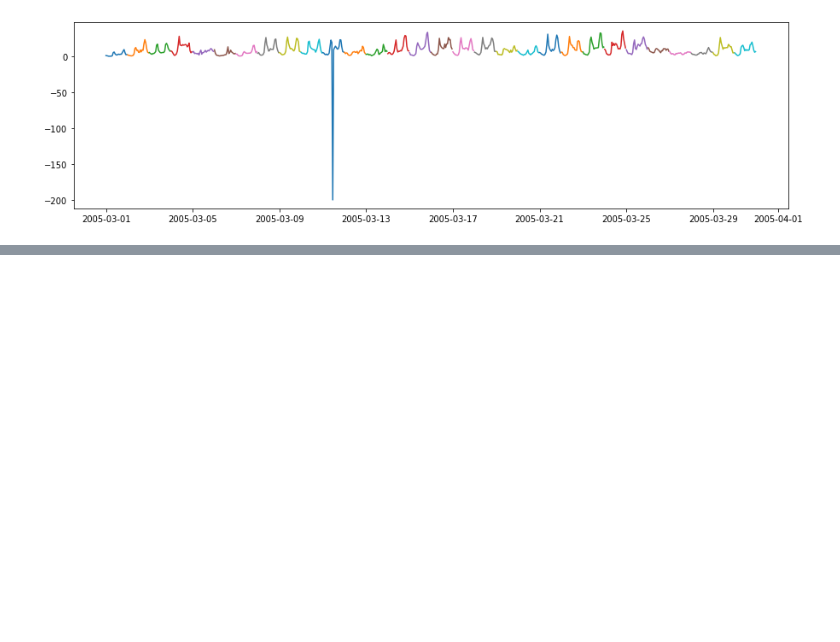
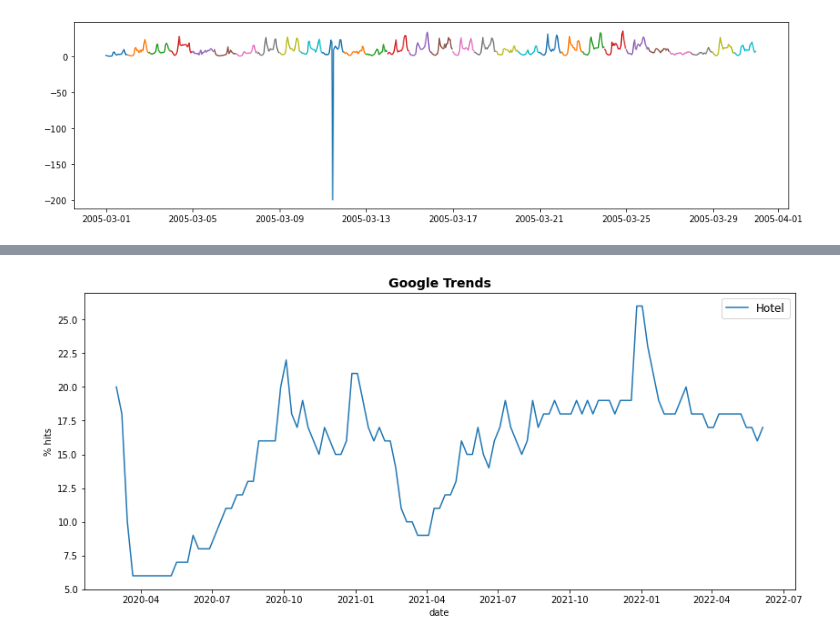
Before and after one commit to Rogerio-mack/Temporal, a Jupyter notebook: data_sources.ipynb, the cells around one changed output, grey strips where cells are left out. Cells and saved outputs as stored; diff of their text form; code cells hidden in the pictures; blank space fills up the shorter version.

```diff
--- a/data_sources.ipynb
+++ b/data_sources.ipynb
@@ -1404,0 +1475,17 @@ plt.show()
+# %%
+fig, ax = plt.subplots(figsize=(14,6))
+
+# Gráficos
+ax.plot(trends.index, trends.Hotel, label='Hotel')
+
+# Anotações
+from datetime import datetime
+
+ax.set_title('Google Trends', fontsize=14, weight='bold')
+ax.set_xlabel("date")
+ax.set_ylabel("% hits")
+
+ax.legend(fontsize=12)
+plt.show()
+# %% [output]
+[figure, added]
```
Also changed, not shown: parts of 24 cells of this notebook.
